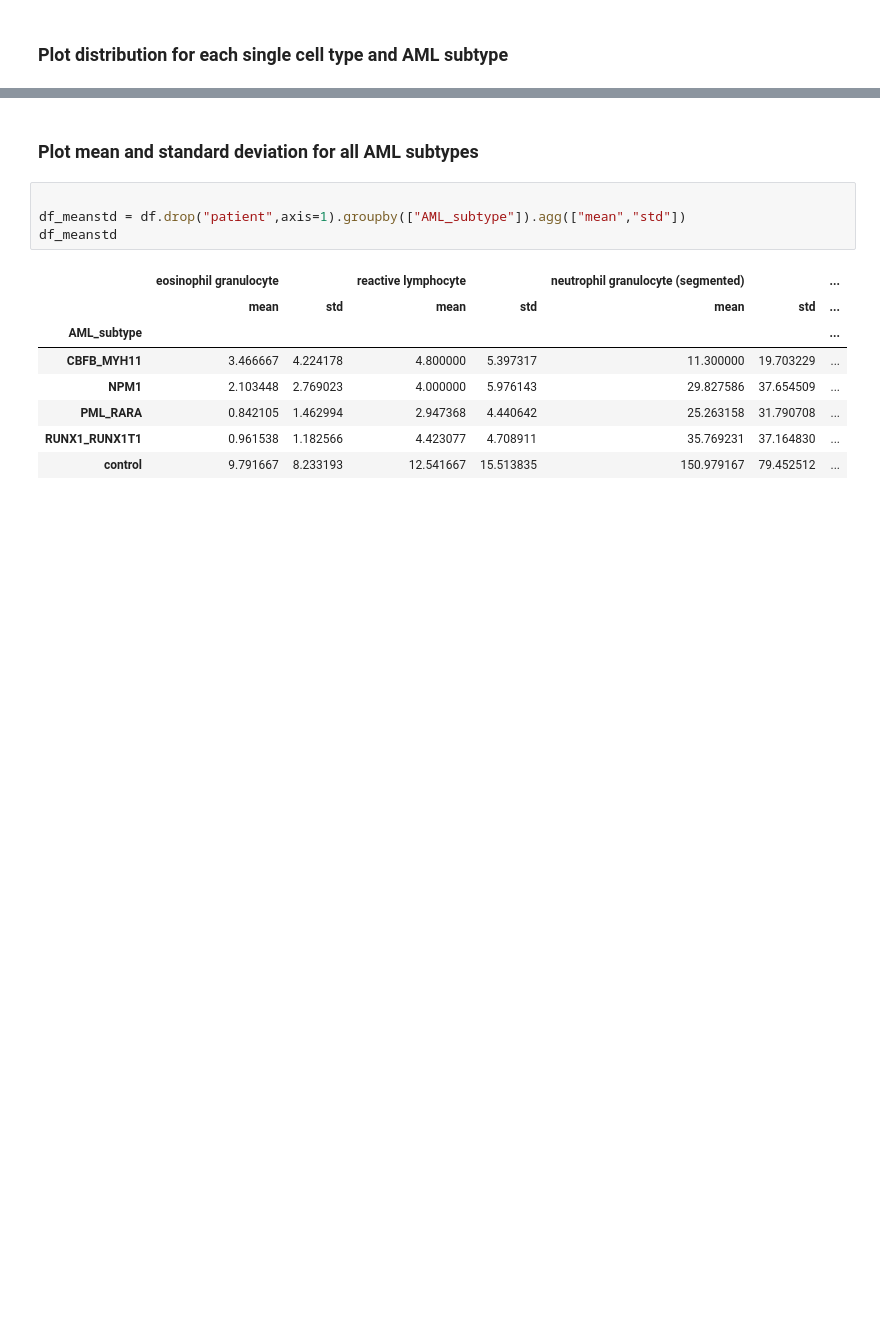
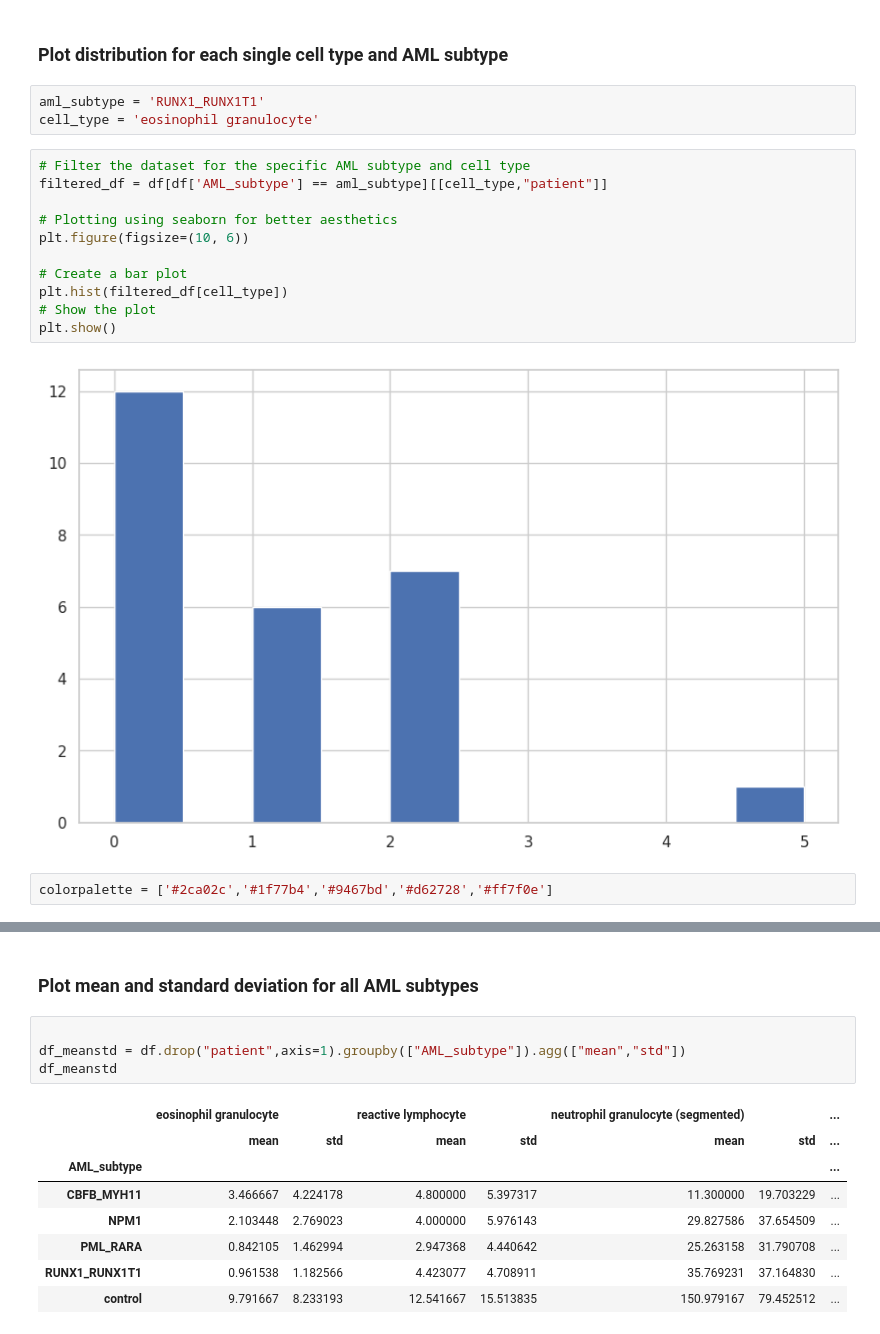
Before and after one commit to aleksandraiva/CMSCB-SCEMILA, a Jupyter notebook: SCEMILA/plot_distribution_meanstd_dunntest.ipynb, the cells around one changed output, grey strips where cells are left out. Drawn from its saved outputs; the diff is of its cells as text; blank space fills up the shorter version.

Commit message:
Single Cell Classification artificial data

```diff
--- a/SCEMILA/plot_distribution_meanstd_dunntest.ipynb
+++ b/SCEMILA/plot_distribution_meanstd_dunntest.ipynb
@@ -156,2 +152,20 @@ control          0.073649       NaN       NaN            NaN       NaN
 # %% [markdown]
 ### Plot distribution for each single cell type and AML subtype
+# %%
+aml_subtype = 'RUNX1_RUNX1T1'
+cell_type = 'eosinophil granulocyte'
+# %%
+# Filter the dataset for the specific AML subtype and cell type
+filtered_df = df[df['AML_subtype'] == aml_subtype][[cell_type,"patient"]]
+
+# Plotting using seaborn for better aesthetics
+plt.figure(figsize=(10, 6))
+
+# Create a bar plot
+plt.hist(filtered_df[cell_type])
+# Show the plot
+plt.show()
+# %% [output]
+[figure, added]
+# %%
+colorpalette = ['#2ca02c','#1f77b4','#9467bd','#d62728','#ff7f0e']
```
Also changed, not shown: parts of 8 cells of this notebook, 2 other files.
